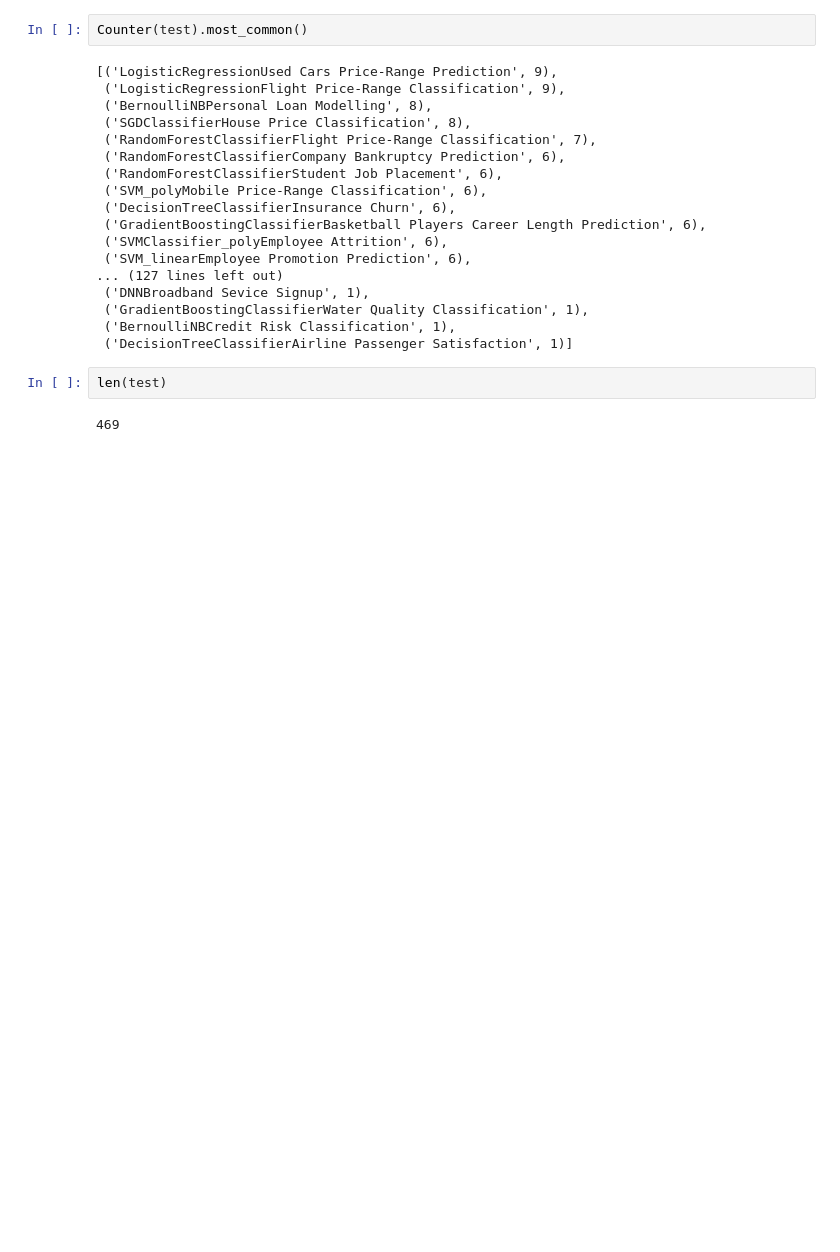
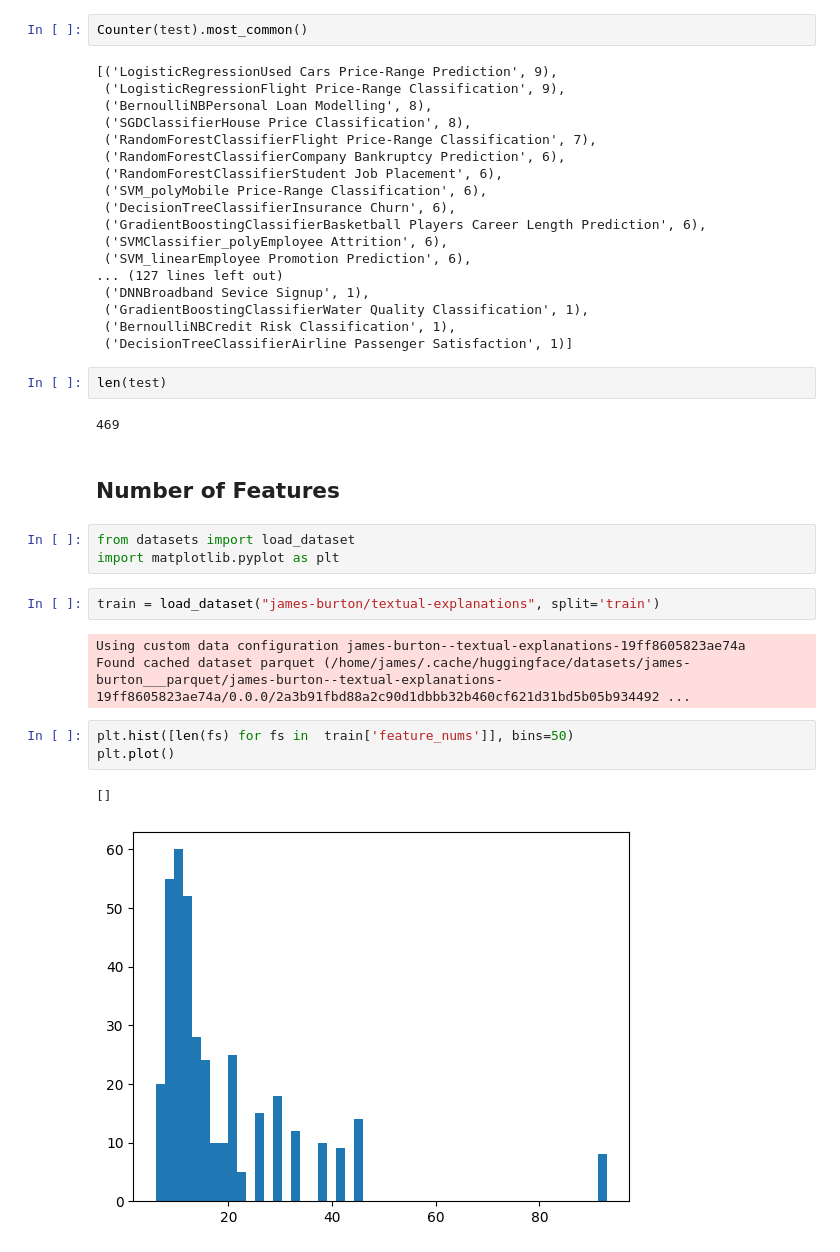
Before and after one commit to jameswburton18/LocalLevelExplanations, a Jupyter notebook: notebooks/james.ipynb, the cells around one changed output. Drawn from its saved outputs; the diff is of its cells as text; blank space fills up the shorter version.

Commit message:
Number of features

```diff
--- a/notebooks/james.ipynb
+++ b/notebooks/james.ipynb
@@ -141,3 +141,19 @@ Counter(test).most_common()
 len(test)
 # %% [output]
 469
+# %% [markdown]
+## Number of Features
+# %%
+from datasets import load_dataset
+import matplotlib.pyplot as plt
+# %%
+train = load_dataset("james-burton/textual-explanations", split='train')
+# %% [output]
+Using custom data configuration james-burton--textual-explanations-19ff8605823ae74a
+Found cached dataset parquet (/home/james/.cache/huggingface/datasets/james-burton___parquet/james-burton--textual-explanations-19ff8605823ae74a/0.0.0/2a3b91fbd88a2c90d1dbbb32b460cf621d31bd5b05b934492 ...
+# %%
+plt.hist([len(fs) for fs in  train['feature_nums']], bins=50)
+plt.plot()
+# %% [output]
+[]
+[figure, added]
```
Also changed, not shown: parts of 1 cell of this notebook.
